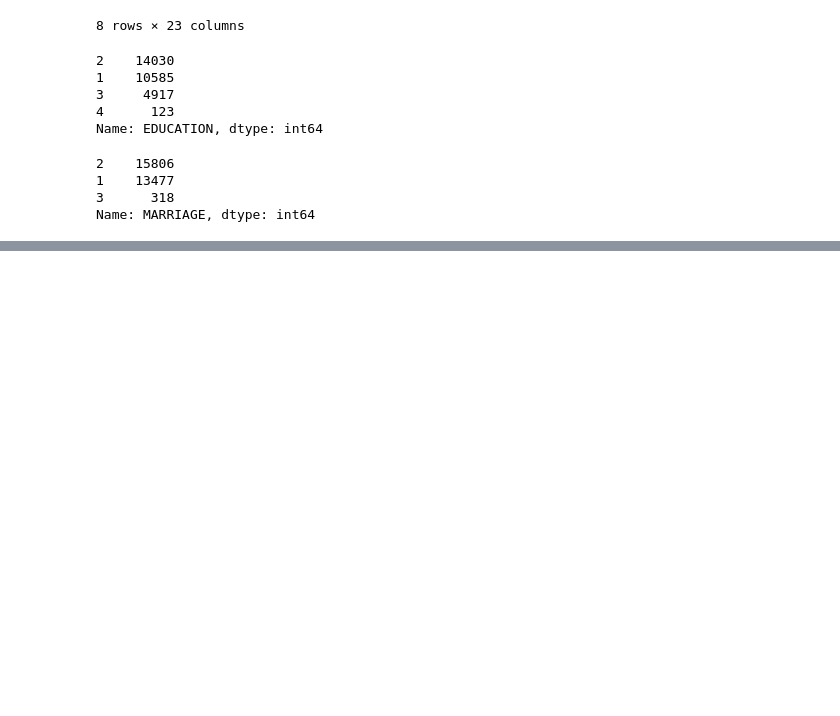
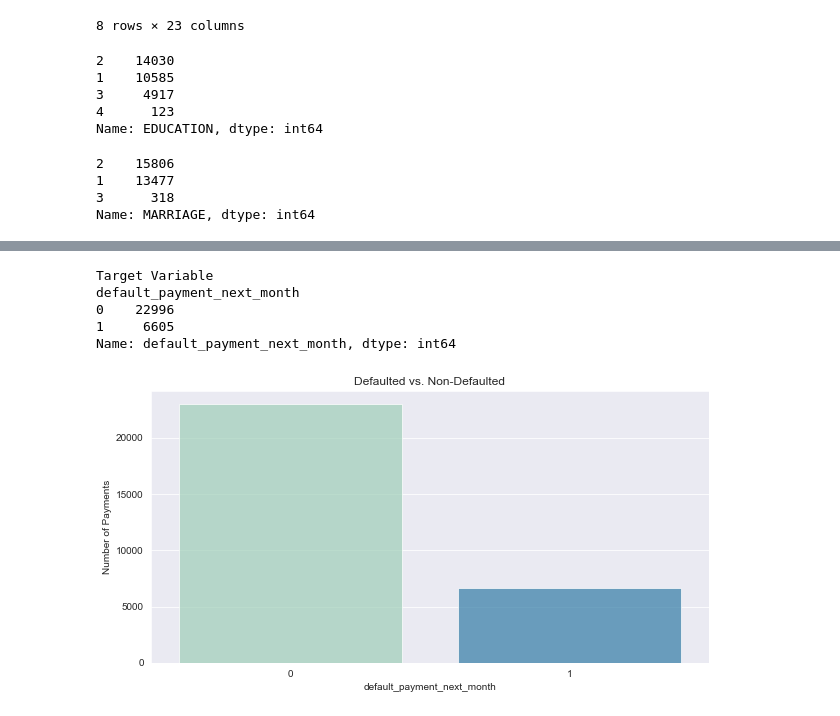
Before and after one commit to fpleoni/not_today, a Jupyter notebook: Data Cleaning & EDA.ipynb, the cells around one changed output, grey strips where cells are left out. Saved outputs shown, nothing was run; the diff lists cells and outputs as text; code cells hidden in the pictures; blank space fills up the shorter version.

```diff
--- a/Data Cleaning & EDA.ipynb
+++ b/Data Cleaning & EDA.ipynb
@@ -139,0 +238,19 @@ for column in df.columns:
+# %%
+# Default Count. Where 0 = No and 1 = Yes
+print('Target Variable')
+print(df.groupby(["default_payment_next_month"]).default_payment_next_month.count())
+
+# Target Variable Countplot
+sns.set_style("darkgrid")
+plt.figure(figsize = (10, 5))
+sns.countplot(df["default_payment_next_month"], alpha = .70, palette = "YlGnBu")
+plt.title("Defaulted vs. Non-Defaulted")
+plt.ylabel("Number of Payments")
+plt.show()
+# %% [output]
+Target Variable
+default_payment_next_month
+0    22996
+1     6605
+Name: default_payment_next_month, dtype: int64
+[figure, added]
```
Also changed, not shown: parts of 38 cells of this notebook, 1 other file.
